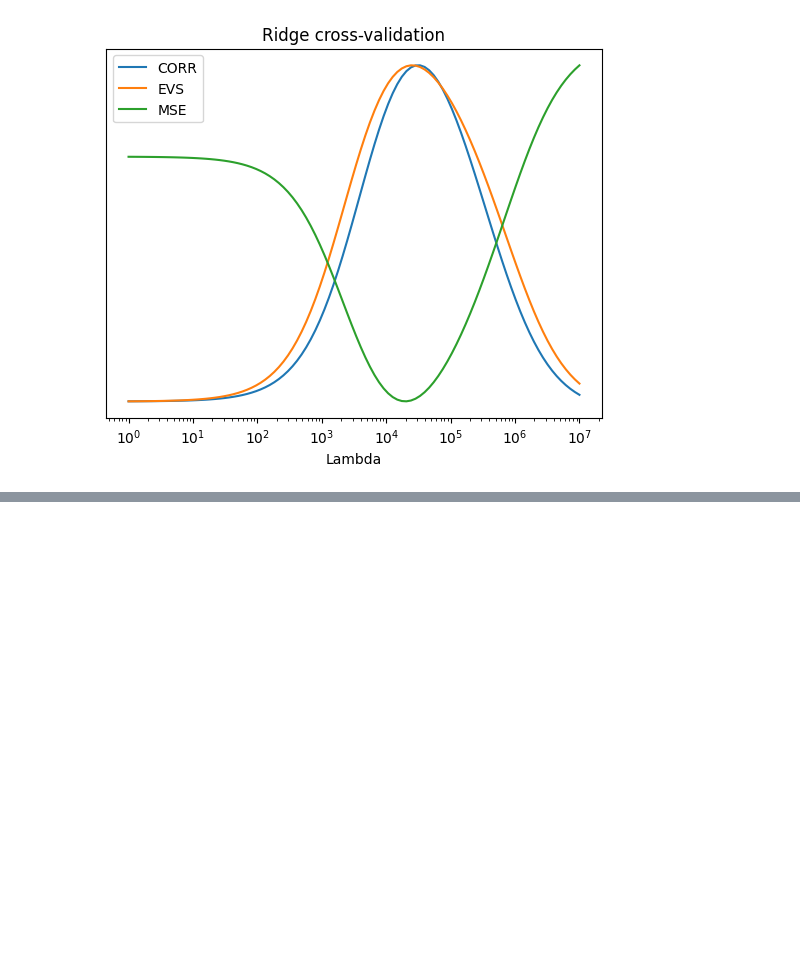
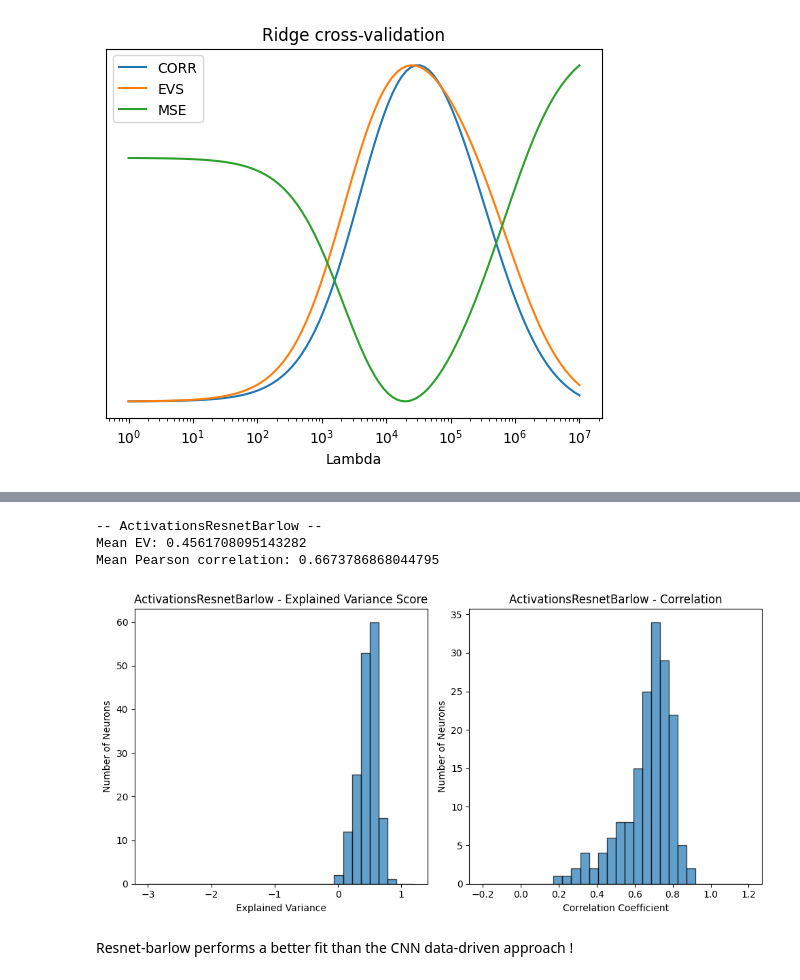
Before and after one commit to ledondodo/brainlike, a Jupyter notebook: week8.ipynb, the cells around one changed output, grey strips where cells are left out. Cells and saved outputs as stored; diff of their text form; code cells hidden in the pictures; blank space fills up the shorter version.

Commit message:
added mean metrics to resnet-barlow

```diff
--- a/week8.ipynb
+++ b/week8.ipynb
@@ -196,0 +197,12 @@ plt.show()
+# %%
+predictions = {
+    "ActivationsResnetBarlow": y_pred
+}
+evaluation_metrics(predictions, spikes_val)
+# %% [output]
+-- ActivationsResnetBarlow --
+Mean EV: 0.4561708095143282
+Mean Pearson correlation: 0.6673786868044795
+[figure, added]
+# %% [markdown]
+Resnet-barlow performs a better fit than the CNN data-driven approach !
```
Also changed, not shown: parts of 3 cells of this notebook.
